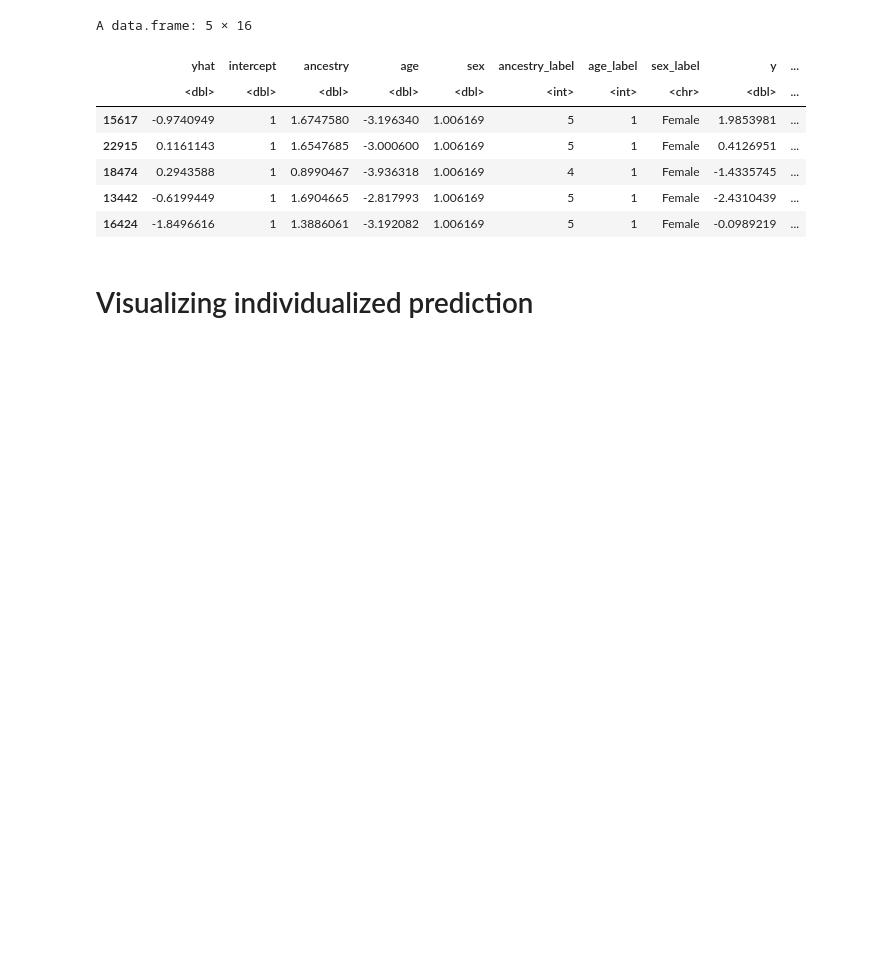
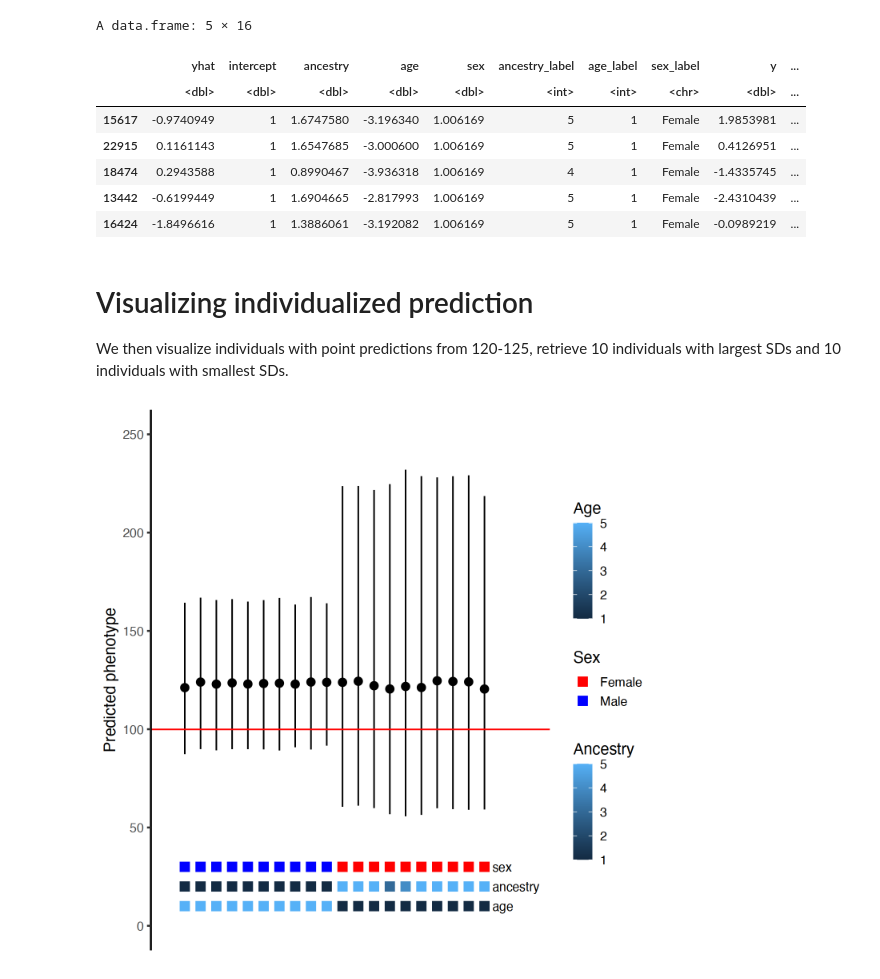
Before and after one commit to KangchengHou/calpred, a Jupyter notebook: example.ipynb, the cells around one changed output. Drawn from its saved outputs; the diff is of its cells as text; code cells hidden in the pictures; blank space fills up the shorter version.

```diff
--- a/example_pipeline.ipynb
+++ b/example.ipynb
@@ -120,3 +116,58 @@ A data.frame: 5 × 16
 | 16424 | -1.8496616 | 1 | 1.3886061 | -3.192082 | 1.006169 | 5 | 1 | Female | -0.0989219 | ... |
 # %% [markdown]
 # Visualizing individualized prediction
+We then visualize individuals with point predictions from 120-125, retrieve 10 individuals with largest SDs and 10 individuals with smallest SDs.
+# %%
+# Extract data
+df <- test_data %>% filter((120 < point) & (point < 125))
+df <- rbind(
+    df %>% top_n(-10, sd),
+    df %>% top_n(10, sd)
+)
+df[, "index"] <- 1 : nrow(df)
+# %%
+library(ggnewscale)
+
+p <- ggplot(df, aes(x = index, y = point)) +
+  geom_errorbar(aes(ymin = low, ymax = high), width = 0) +
+  geom_point(size = 3) +
+  geom_hline(yintercept=100, color='red') +
+  labs(y="Predicted phenotype") +
+  theme(axis.line.x = element_blank(), axis.ticks.x = element_blank(), axis.text.x=element_blank(), axis.title.x = element_blank()) +
+  ylim(0, 250) +
+  xlim(0, 23)
+# %%
+options(repr.plot.width = 7, repr.plot.height = 7)
+
+p +
+geom_point(
+    x=df$index,
+    y=30,
+    shape='square',
+    aes(color=sex_label),
+    size=4
+) +
+annotate(geom="text", x=20.5, y=30, label="sex", hjust=0) +
+scale_color_manual(name = "Sex", values=c("Red", "Blue")) +
+new_scale_color() +
+geom_point(
+    x=df$index,
+    y=20,
+    shape='square',
+    aes(color=ancestry_label),
+    size=4
+) +
+annotate(geom="text", x=20.5, y=20, label="ancestry", hjust = 0) +
+scale_colour_gradient(name = "Ancestry") +
+new_scale_color() +
+geom_point(
+    x=df$index,
+    y=10,
+    shape='square',
+    aes(color=age_label),
+    size=4
+) +
+annotate(geom="text", x=20.5, y=10, label="age", hjust = 0) +
+scale_colour_gradient(name = "Age")
+# %% [output]
+[figure, added]
```
Also changed, not shown: parts of 8 cells of this notebook, 2 other files.
